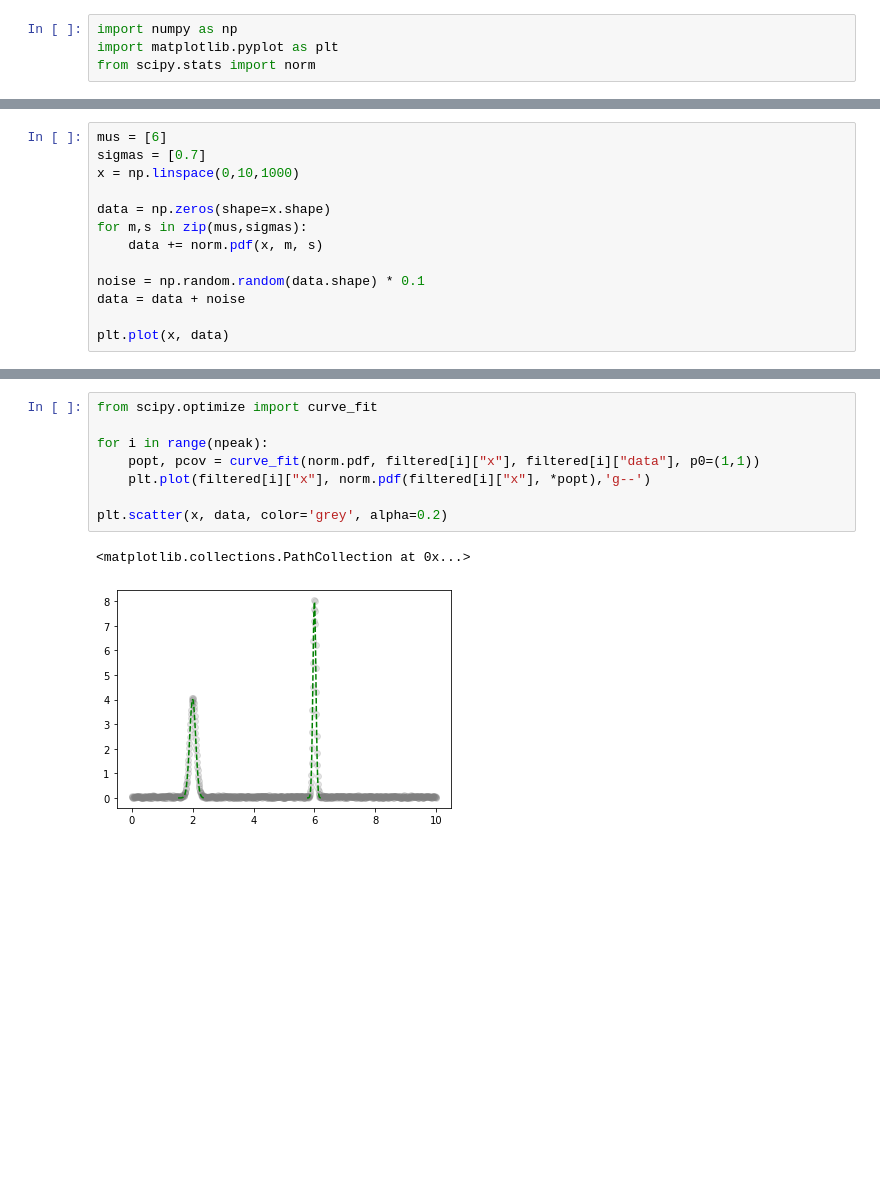
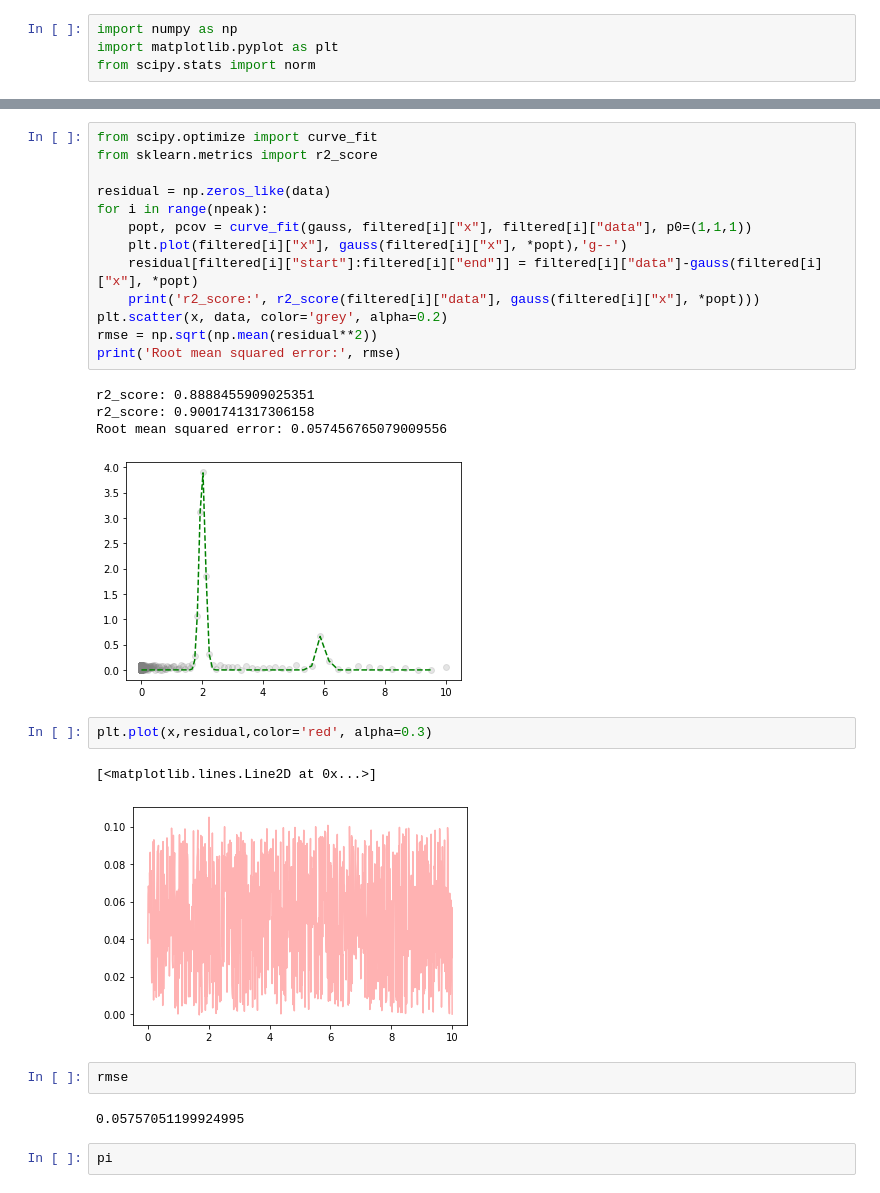
Before and after one commit to sarikasoman/Casimir-programming, a Jupyter notebook: fitting_with_curve_fit.ipynb, the cells around one changed output, grey strips where cells are left out. Saved outputs shown, nothing was run; the diff lists cells and outputs as text; blank space fills up the shorter version.

```diff
--- a/fitting_with_curve_fit.ipynb
+++ b/fitting_with_curve_fit.ipynb
@@ -50,13 +64,0 @@ print (properties["widths"])
-# %%
-mus = [6]
-sigmas = [0.7]
-x = np.linspace(0,10,1000)
-
-data = np.zeros(shape=x.shape)
-for m,s in zip(mus,sigmas):
-    data += norm.pdf(x, m, s)
-
-noise = np.random.random(data.shape) * 0.1
-data = data + noise
-
-plt.plot(x, data)
@@ -66,11 +65,29 @@ plt.plot(x, data)
 # %%
 from scipy.optimize import curve_fit
+from sklearn.metrics import r2_score
 
+residual = np.zeros_like(data)
 for i in range(npeak):
-    popt, pcov = curve_fit(norm.pdf, filtered[i]["x"], filtered[i]["data"], p0=(1,1))
-    plt.plot(filtered[i]["x"], norm.pdf(filtered[i]["x"], *popt),'g--')
-
+    popt, pcov = curve_fit(gauss, filtered[i]["x"], filtered[i]["data"], p0=(1,1,1))
+    plt.plot(filtered[i]["x"], gauss(filtered[i]["x"], *popt),'g--')
+    residual[filtered[i]["start"]:filtered[i]["end"]] = filtered[i]["data"]-gauss(filtered[i]["x"], *popt)
+    print('r2_score:', r2_score(filtered[i]["data"], gauss(filtered[i]["x"], *popt)))
 plt.scatter(x, data, color='grey', alpha=0.2)
+rmse = np.sqrt(np.mean(residual**2))
+print('Root mean squared error:', rmse)
 # %% [output]
-<matplotlib.collections.PathCollection at 0x...>
+r2_score: 0.8888455909025351
+r2_score: 0.9001741317306158
+Root mean squared error: 0.057456765079009556
-[figure, old version]
+[figure, new version]
+# %%
+plt.plot(x,residual,color='red', alpha=0.3)
+# %% [output]
+[<matplotlib.lines.Line2D at 0x...>]
+[figure, added]
+# %%
+rmse
+# %% [output]
+0.05757051199924995
+# %%
+pi
```
Also changed, not shown: parts of 2 cells of this notebook.
